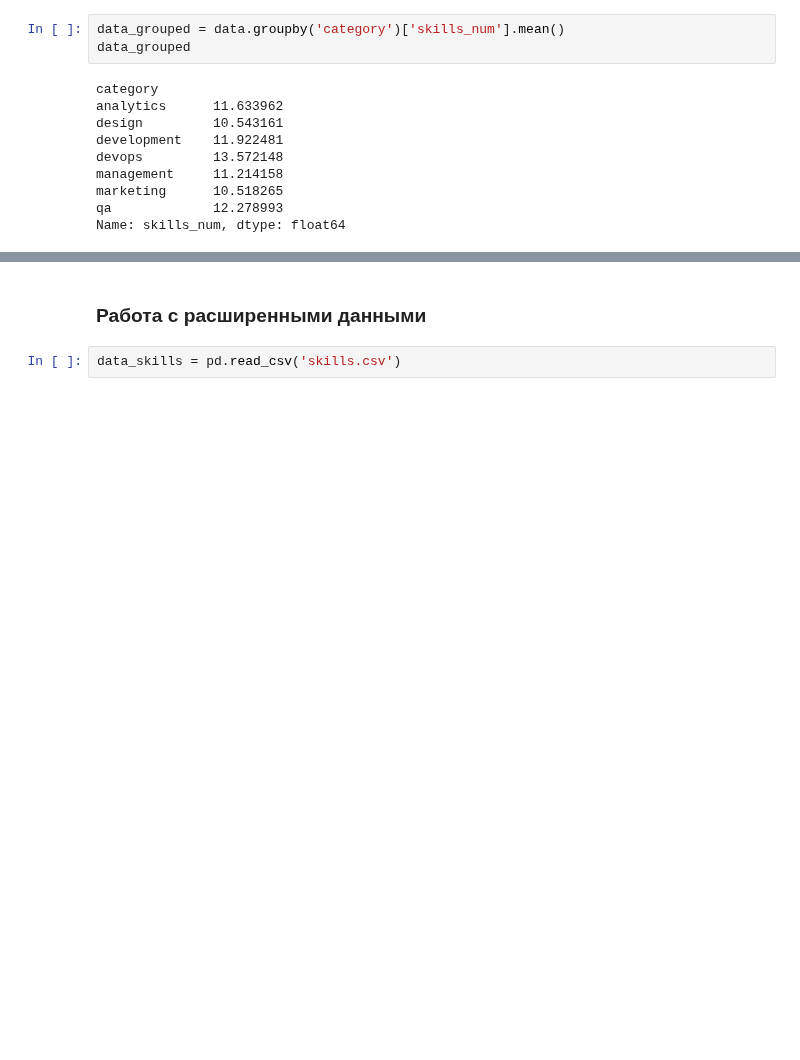
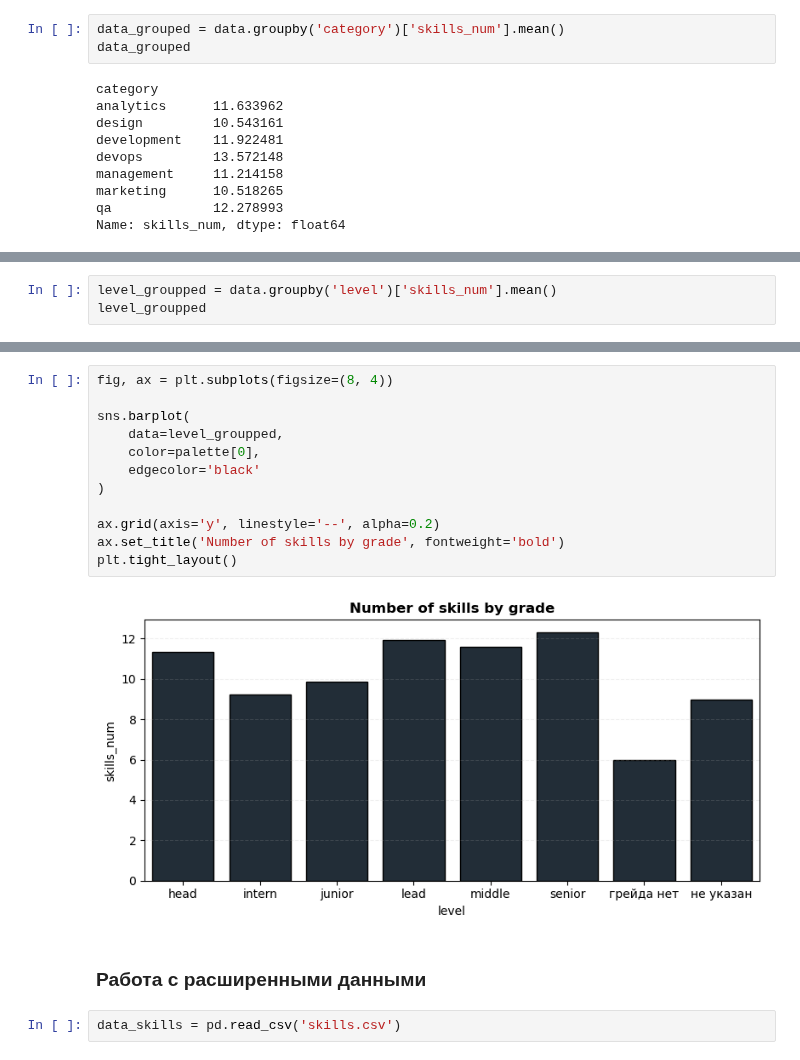
Before and after one commit to kmvitik/smadimo_group_project_2_scraping_api, a Jupyter notebook: hirehi/hirehi_eda.ipynb, the cells around one changed output, grey strips where cells are left out. Cells and saved outputs as stored; diff of their text form; blank space fills up the shorter version.

Commit message:
added skills num to level chart

```diff
--- a/hirehi/hirehi_eda.ipynb
+++ b/hirehi/hirehi_eda.ipynb
@@ -79,0 +82,3 @@ Name: skills_num, dtype: float64
+# %%
+level_groupped = data.groupby('level')['skills_num'].mean()
+level_groupped
@@ -80,3 +96,17 @@ Name: skills_num, dtype: float64
+# %%
+fig, ax = plt.subplots(figsize=(8, 4))
+
+sns.barplot(
+    data=level_groupped,
+    color=palette[0],
+    edgecolor='black'
+)
+
+ax.grid(axis='y', linestyle='--', alpha=0.2)
+ax.set_title('Number of skills by grade', fontweight='bold')
+plt.tight_layout()
+# %% [output]
+[figure, added]
 # %% [markdown]
 ### Работа с расширенными данными
 # %%
```
Also changed, not shown: parts of 6 cells of this notebook.
